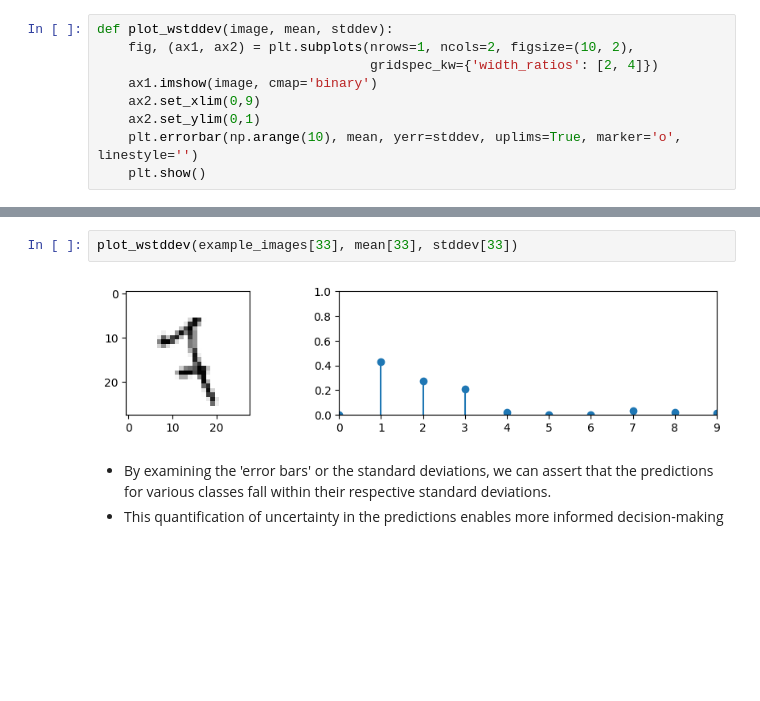
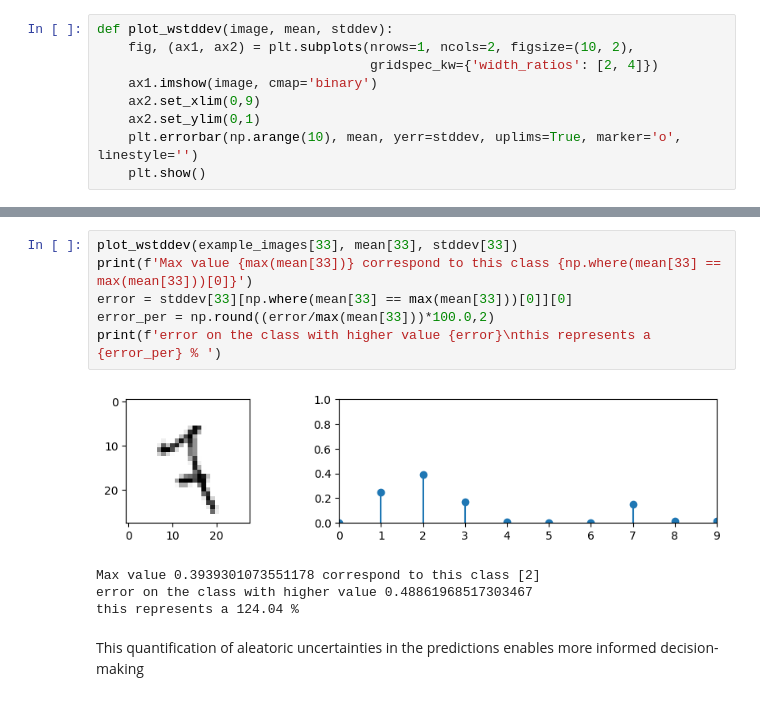
Before and after one commit to nuRiceLab/Machine-Learning, a Jupyter notebook: Examples/Example_MINST_CNN.ipynb, the cells around one changed output, grey strips where cells are left out. Cells and saved outputs as stored; diff of their text form; blank space fills up the shorter version.

```diff
--- a/Examples/Example_MINST_CNN.ipynb
+++ b/Examples/Example_MINST_CNN.ipynb
@@ -316,10 +368,16 @@ plot_wstddev(noisy_image, mean_wn[0], stddev_wn[0])
 # %%
 plot_wstddev(example_images[33], mean[33], stddev[33])
+print(f'Max value {max(mean[33])} correspond to this class {np.where(mean[33] == max(mean[33]))[0]}')
+error = stddev[33][np.where(mean[33] == max(mean[33]))[0]][0]
+error_per = np.round((error/max(mean[33]))*100.0,2)
+print(f'error on the class with higher value {error}\nthis represents a {error_per} % ')
 # %% [output]
-[figure, old version]
+[figure, new version]
+Max value 0.3939301073551178 correspond to this class [2]
+error on the class with higher value 0.48861968517303467
+this represents a 124.04 %
 # %% [markdown]
-* By examining the 'error bars' or the standard deviations, we can assert that the predictions for various classes fall within their respective standard deviations.
-* This quantification of uncertainty in the predictions enables more informed decision-making
+This quantification of aleatoric uncertainties in the predictions enables more informed decision-making
 # %%
 mean_zeros = model_wUnc(np.zeros((1,28,28,1))).mean().numpy()
 stddev_zeros = model_wUnc(np.zeros((1,28,28,1))).stddev().numpy()
```
Also changed, not shown: parts of 22 cells of this notebook.
